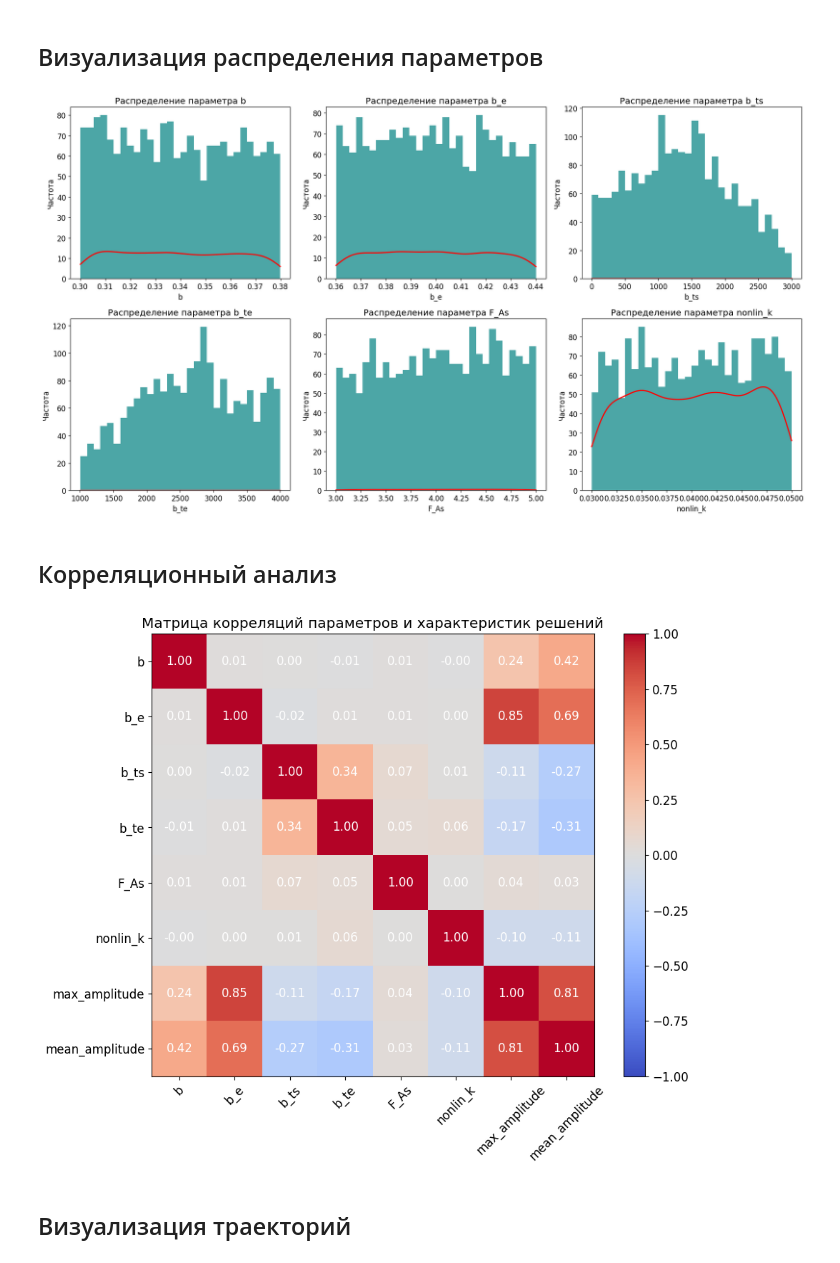
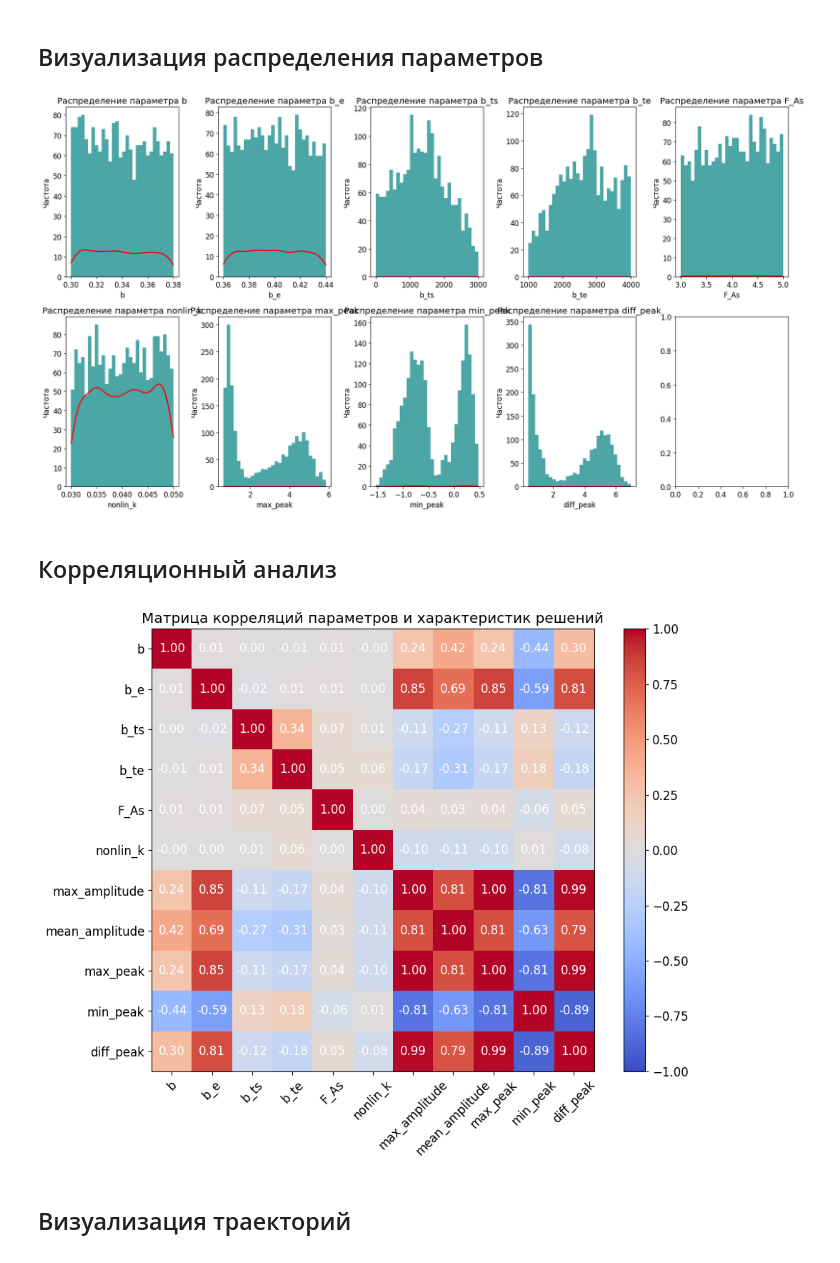
Before and after one commit to aHadoouken/timeseries_forecasting, a Jupyter notebook: create_datasets/dataset_analysis.ipynb, the cells around one changed output. Drawn from its saved outputs; the diff is of its cells as text; code cells hidden in the pictures.

```diff
--- a/create_datasets/dataset_analysis.ipynb
+++ b/create_datasets/dataset_analysis.ipynb
@@ -19,7 +21,7 @@ plt.rcParams['font.size'] = 12
 ## Загрузка датасетов
 # %%
 datasets_dir = "datasets/"
-dataset_files = [f for f in os.listdir(datasets_dir) if f.endswith('dataset.pkl') and f.startswith('mathieu')]
+dataset_files = [f for f in os.listdir(datasets_dir) if f.endswith('shrink.pkl') and f.startswith('mathieu')]
 # dataset_files = [f for f in os.listdir(dataset_files) if f.startswith('mathieu')]
 
 print("Найдены датасеты:")
@@ -61,0 +145,6 @@ datasets["mathieu_delayed_dataset.pkl"]["trajectories"][0]
+# %%
+t = datasets["mathieu_delayed_dataset_shrink.pkl"]["trajectories"][0]["solution"]["t"]
+x = datasets["mathieu_delayed_dataset_shrink.pkl"]["trajectories"][0]["solution"]["x"]
+x_dot = datasets["mathieu_delayed_dataset_shrink.pkl"]["trajectories"][0]["solution"]["x_dot"]
+
+t_resampled, x_resampled, x_dot_resampled = resampler.resample(t, x, x_dot)
@@ -113,6 +278,11 @@ def extract_trajectory_data(trajectory):
     """Извлекает параметры и метаданные траектории"""
     params = trajectory['parameters']
     meta = trajectory['metadata']
+    solution = trajectory['solution']
+    idx_peaks = find_peaks(solution["x"])[0]
+    max_peak = solution["x"][idx_peaks].max()
+    min_peak = solution["x"][idx_peaks].min()
+
     return {
         # 'k': params.get('k'),
         # 'd': params.get('d'),
@@ -127,7 +297,10 @@ def extract_trajectory_data(trajectory):
         'max_amplitude': meta.get('max_amplitude'),
         'mean_amplitude': meta.get('mean_amplitude'),
         'duration': meta.get('duration'),
-        'num_points': meta.get('num_points')
+        'num_points': meta.get('num_points'),
+        'max_peak': max_peak,
+        'min_peak': min_peak,
+        'diff_peak': max_peak - min_peak,
     }
 
 # Создаем DataFrame со всеми траекториями
@@ -152,36 +325,37 @@ df_traj.head()
 # %% [markdown]
 ## Визуализация распределения параметров
 # %%
-params_to_plot = ['b', 'b_e', 'b_ts', 'b_te', 'F_As', 'nonlin_k']
+params_to_plot = ['b', 'b_e', 'b_ts', 'b_te', 'F_As', 'nonlin_k', 'max_peak', 'min_peak', 'diff_peak']
 
-fig, axes = plt.subplots(2, 3, figsize=(18, 10))
+fig, axes = plt.subplots(2, 5, figsize=(18, 10))
 axes = axes.flatten()
 
 for i, param in enumerate(params_to_plot):
     ax = axes[i]
     if param in df_traj.columns:
         # Гистограмма
         ax.hist(df_traj[param].dropna(), bins=30, alpha=0.7, color='teal')
 
         # KDE оценка плотности
         if len(df_traj[param].dropna()) > 1:
             kde = gaussian_kde(df_traj[param].dropna())
             x = np.linspace(df_traj[param].min(), df_traj[param].max(), 1000)
             ax.plot(x, kde(x), 'r-', linewidth=2)
 
         ax.set_title(f'Распределение параметра {param}')
         ax.set_xlabel(param)
         ax.set_ylabel('Частота')
 
 plt.tight_layout()
 plt.show()
 # %% [output]
-[figure, old version]
+[figure, new version]
 # %% [markdown]
 ## Корреляционный анализ
 # %%
 # Матрица корреляций
-corr_matrix = df_traj[['b', 'b_e', 'b_ts', 'b_te', 'F_As', 'nonlin_k', 'max_amplitude', 'mean_amplitude']].corr()
+corr_matrix = df_traj[['b', 'b_e', 'b_ts', 'b_te', 'F_As', 'nonlin_k',
+                        'max_amplitude', 'mean_amplitude', 'max_peak', 'min_peak', 'diff_peak']].corr()
 
 plt.figure(figsize=(10, 8))
 plt.imshow(corr_matrix, cmap='coolwarm', vmin=-1, vmax=1)
@@ -199,7 +373,7 @@ for i in range(len(corr_matrix.columns)):
 plt.tight_layout()
 plt.show()
 # %% [output]
-[figure, old version]
+[figure, new version]
 # %% [markdown]
 ## Визуализация траекторий
 # %%
```
Also changed, not shown: parts of 26 cells of this notebook, 11 other files.
